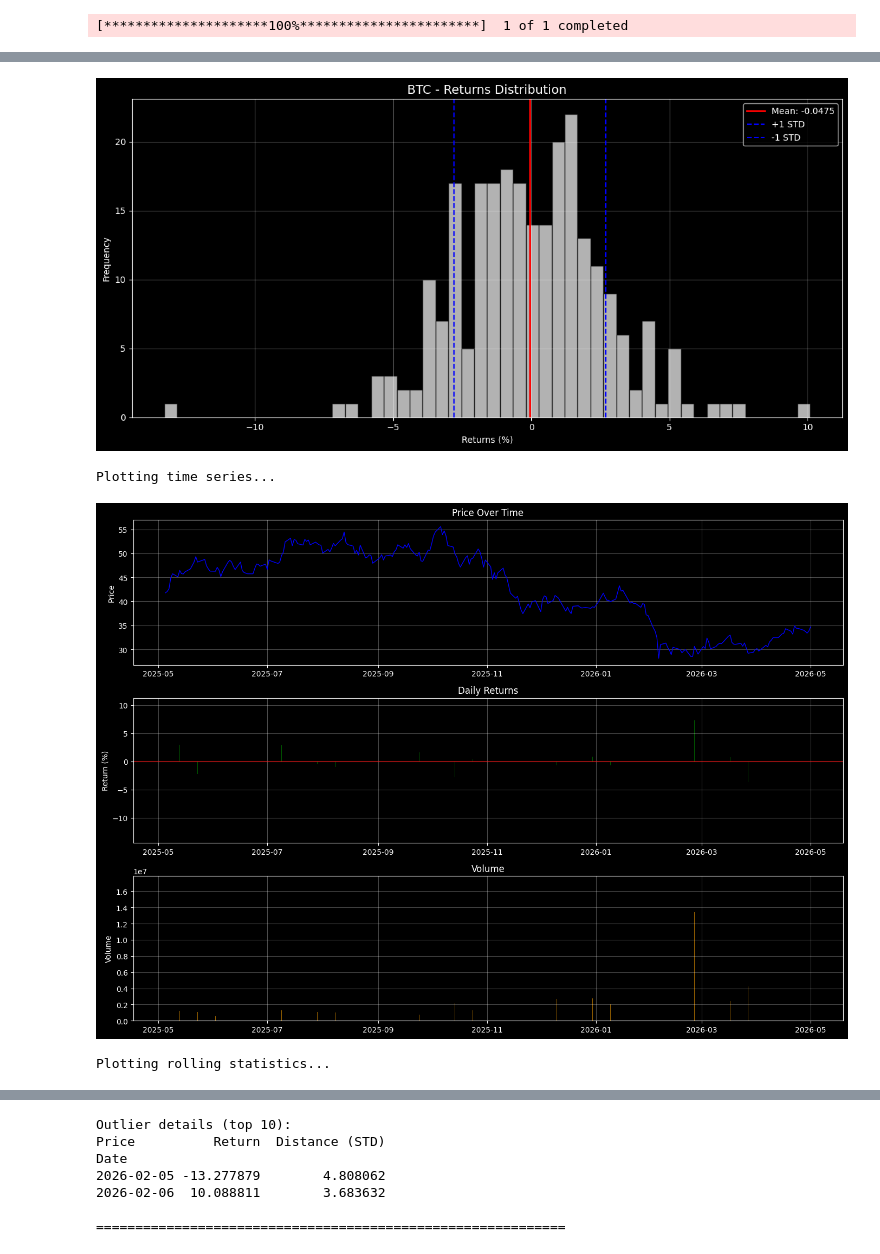
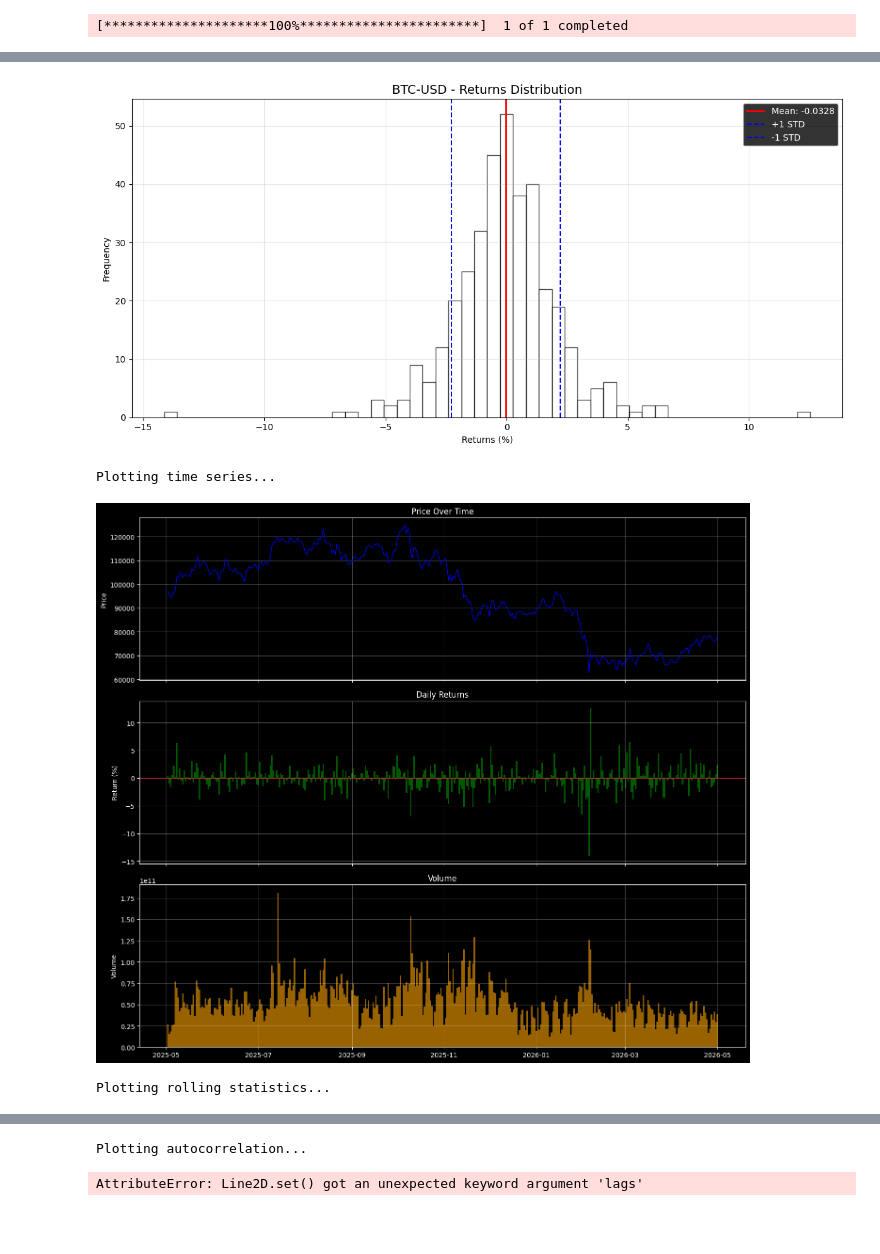
Before and after one commit to ohigginsrodriguez-cloud/quantitative-trading, a Jupyter notebook: notebooks/09_stock_analysis.ipynb, the cells around one changed output, grey strips where cells are left out. Drawn from its saved outputs; the diff is of its cells as text; code cells hidden in the pictures; blank space fills up the shorter version.

```diff
--- a/notebooks/09_stock_analysis.ipynb
+++ b/notebooks/09_stock_analysis.ipynb
@@ -5,11 +6,11 @@ from src.quanttrading.data import prepare_data
 from src.quanttrading.analysis import full_analysis
 # %%
 # DOWNLOAD DATA
-df_btc = prepare_data('BTC', '1y', '1d')
+df_btc = prepare_data('BTC-USD', '1y', '1d')
 # %% [output]
 [*********************100%***********************]  1 of 1 completed
 # %%
 # FULL ANALYSIS  IN A LINE
-reults = full_analysis(df_btc, 'BTC', window=30, threshold=3)
+reults = full_analysis(df_btc, 'BTC-USD', window=30, threshold=3)
 # %% [output]
 STATISTICS:
@@ -31,6 +32,6 @@ OUTLIERS:
 
 Plotting histogram...
-[figure, old version]
+[figure, new version]
 Plotting time series...
-[figure, old version]
+[figure, new version]
 Plotting rolling statistics...
@@ -38,7 +39,2 @@ Plotting rolling statistics...
-Outlier details (top 10):
-Price          Return  Distance (STD)
-Date
-2026-02-05 -13.277879        4.808062
-2026-02-06  10.088811        3.683632
-
-============================================================
+Plotting autocorrelation...
+AttributeError: Line2D.set() got an unexpected keyword argument 'lags'
```
Also changed, not shown: parts of 2 cells of this notebook, 2 other files.
